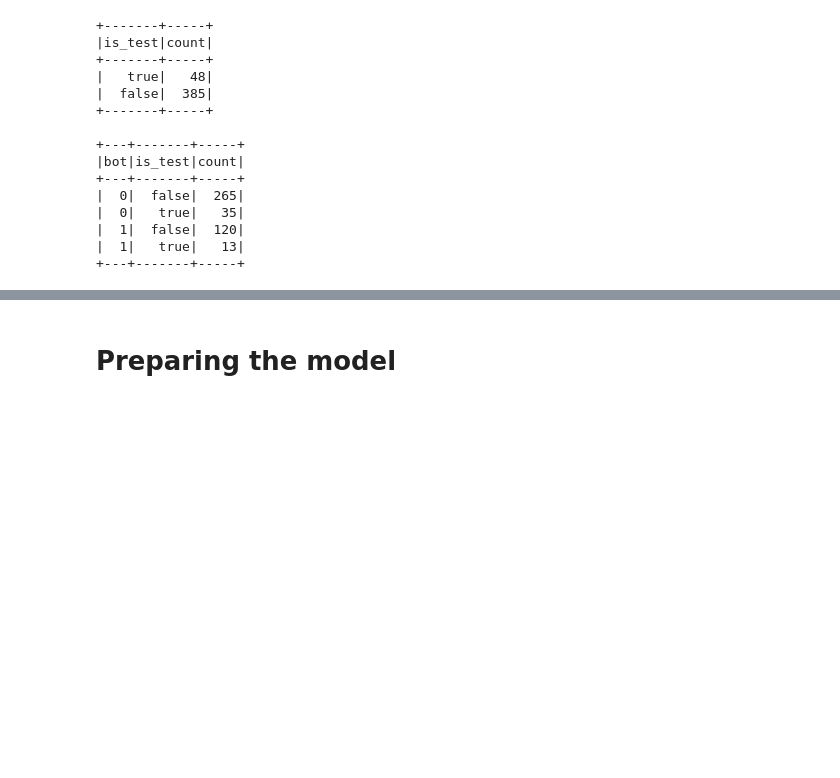
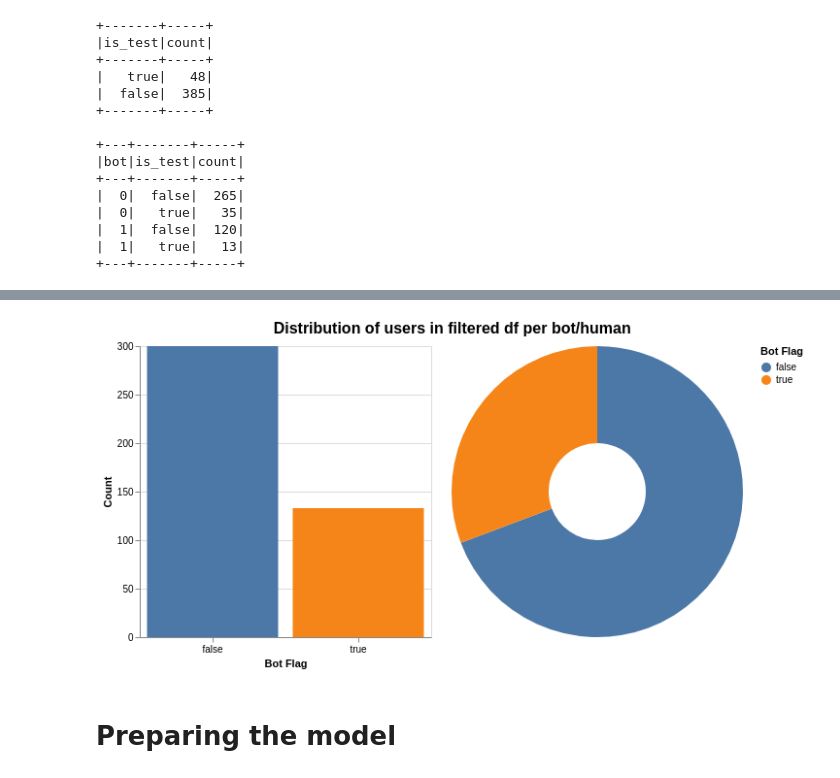
Before and after one commit to Rozyawastaken/mmds, a Jupyter notebook: main.ipynb, the cells around one changed output, grey strips where cells are left out. Drawn from its saved outputs; the diff is of its cells as text; code cells hidden in the pictures; blank space fills up the shorter version.

```diff
--- a/main.ipynb
+++ b/main.ipynb
@@ -243,3 +244,7 @@ plot_user_distributions(df, "filtered df")
+# %%
+display(Image(filename='./images/filtered_df_user_distribution.png'))  # For GitHub
+# %% [output]
+[figure, added]
 # %% [markdown]
 # Preparing the model
 # %%
```
Also changed, not shown: parts of 6 cells of this notebook.
